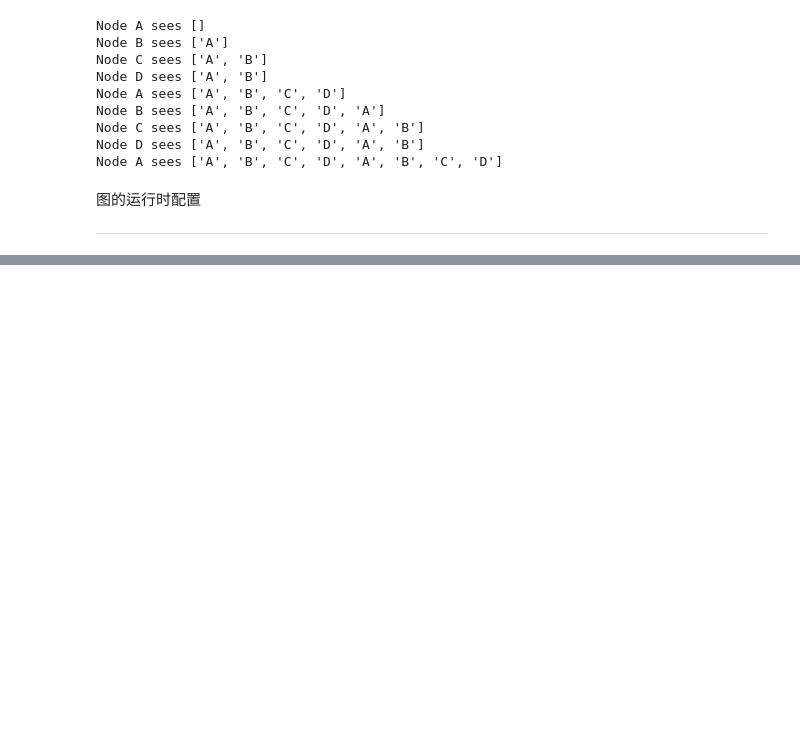
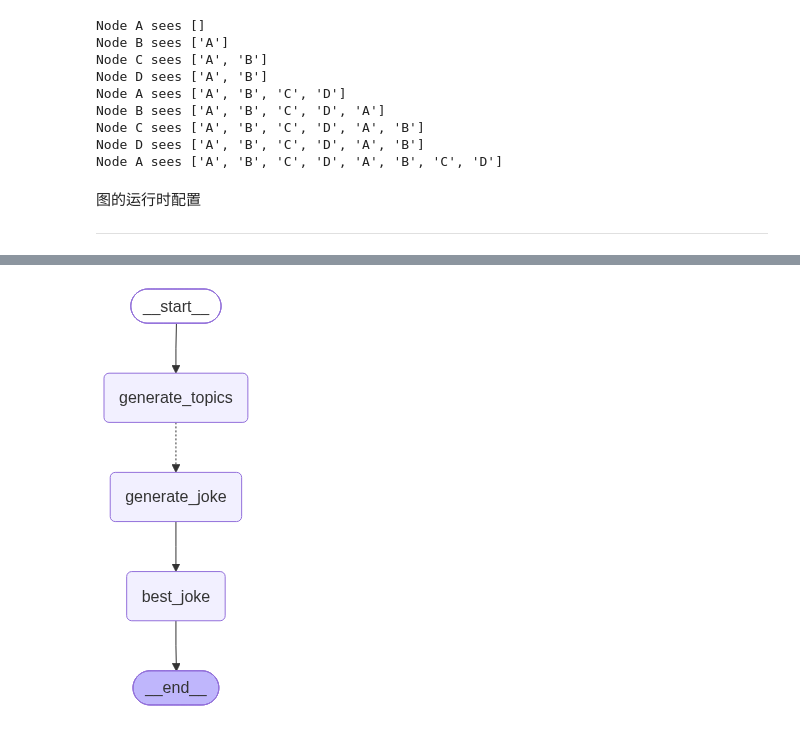
Before and after one commit to 3252981401/Aegnt_Study, a Jupyter notebook: Langgraph.ipynb, the cells around one changed output, grey strips where cells are left out. Saved outputs shown, nothing was run; the diff lists cells and outputs as text; code cells hidden in the pictures; blank space fills up the shorter version.

```diff
--- a/Langgraph.ipynb
+++ b/Langgraph.ipynb
@@ -338,0 +480,6 @@ model = ChatDeepSeek(
+# %%
+from IPython.display import Image
+
+Image(app.get_graph().draw_mermaid_png())
+# %% [output]
+[figure, added]
```
Also changed, not shown: parts of 8 cells of this notebook.
